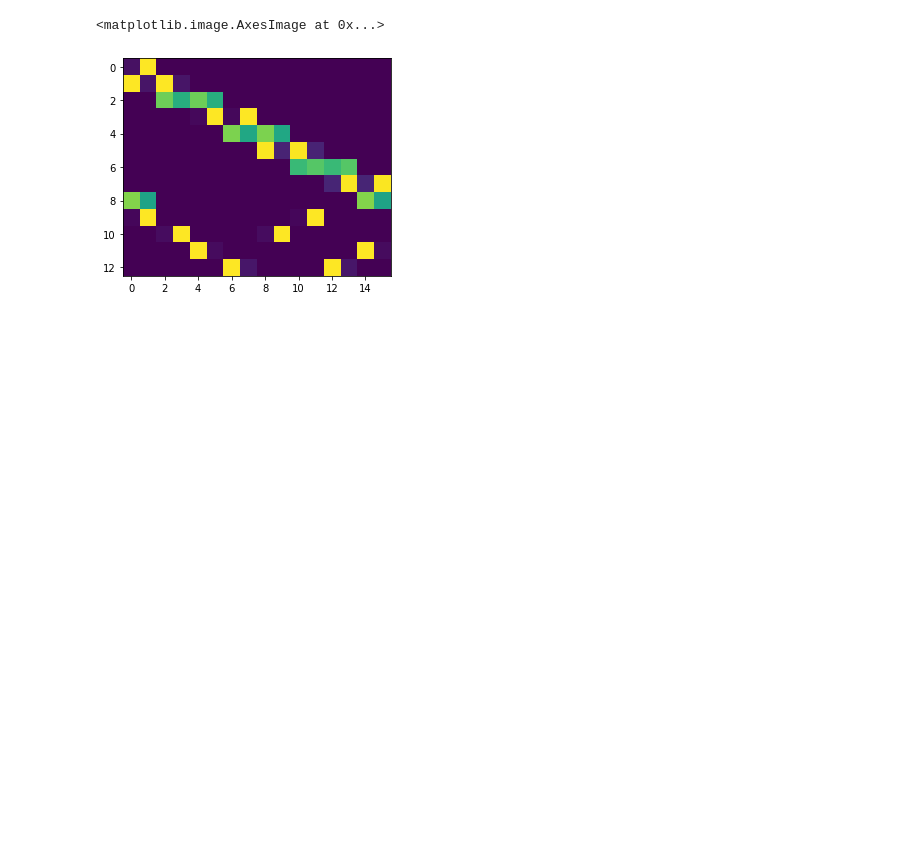
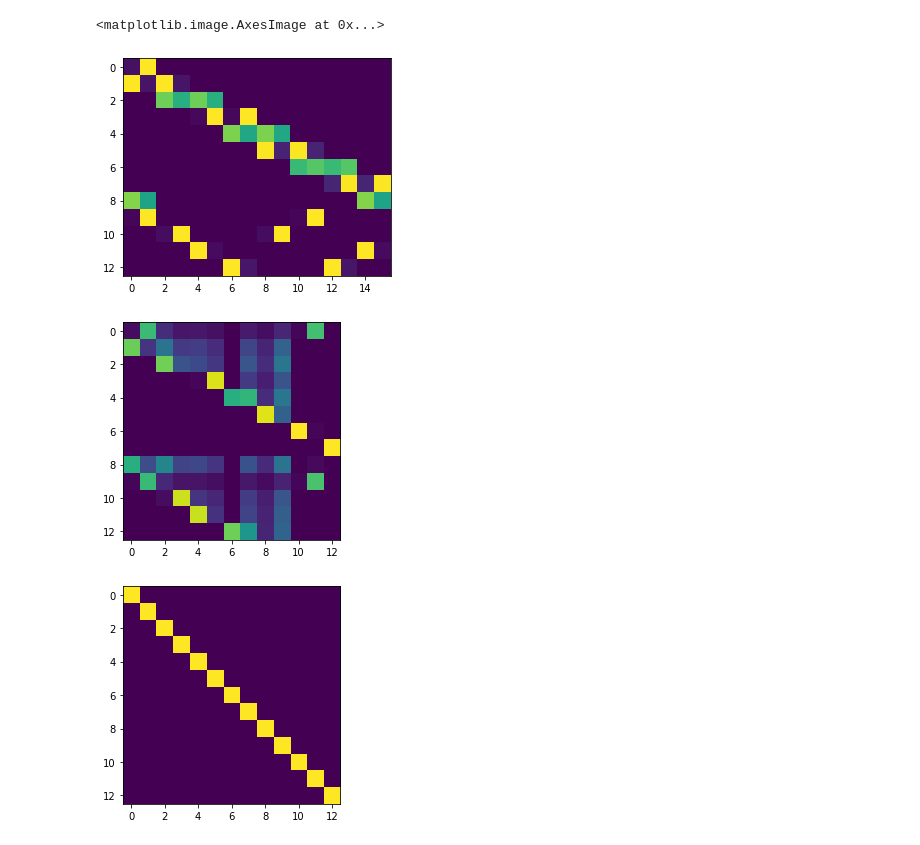
Before and after one commit to MuchenSun/isam_fun, a Jupyter notebook: vertex_8.ipynb, the cells around one changed output. Saved outputs shown, nothing was run; the diff lists cells and outputs as text; code cells hidden in the pictures; blank space fills up the shorter version.

```diff
--- a/vertex_8.ipynb
+++ b/vertex_8.ipynb
@@ -126,3 +126,14 @@ plt.imshow(np.abs(res), aspect='equal')
 (13, 16)
 <matplotlib.image.AxesImage at 0x...>
 [figure]
+# %%
+# res = np.ones((3, 5))
+q, r = np.linalg.qr(res)
+# %%
+plt.imshow(np.abs(q), aspect='equal')
+plt.show()
+plt.imshow(q.T.dot(q), aspect='equal')
+plt.show()
+# %% [output]
+[figure, added]
+[figure, added]
```
Also changed, not shown: parts of 5 cells of this notebook, 2 other files.
